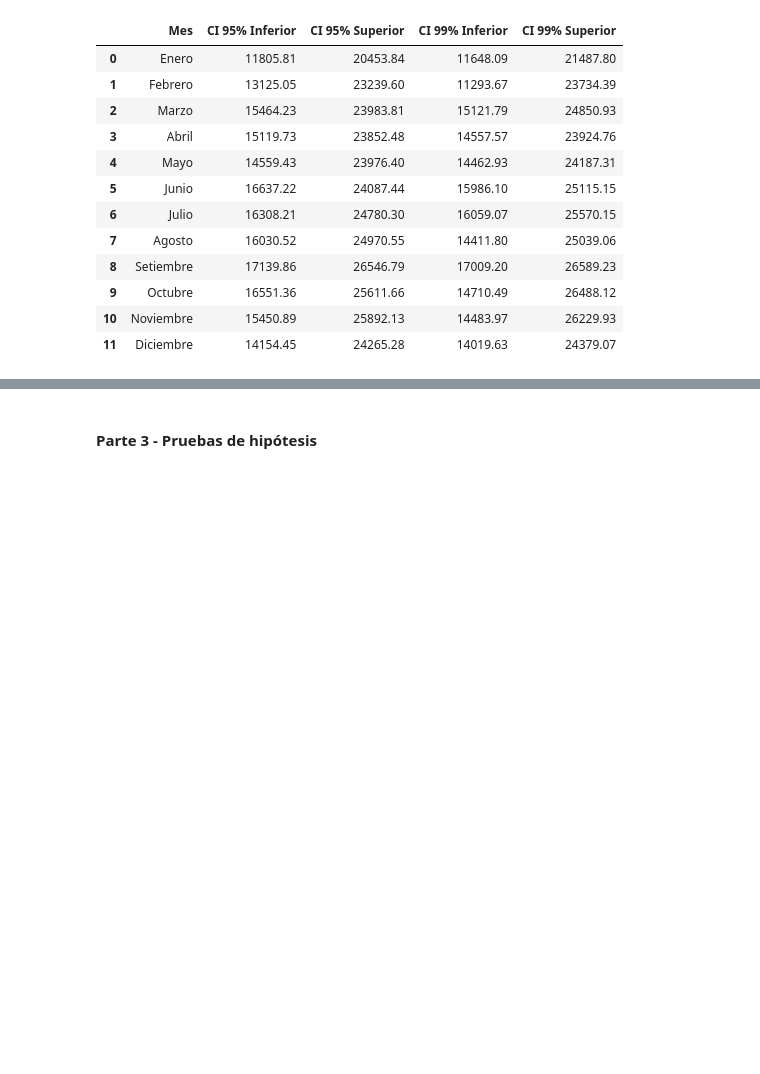
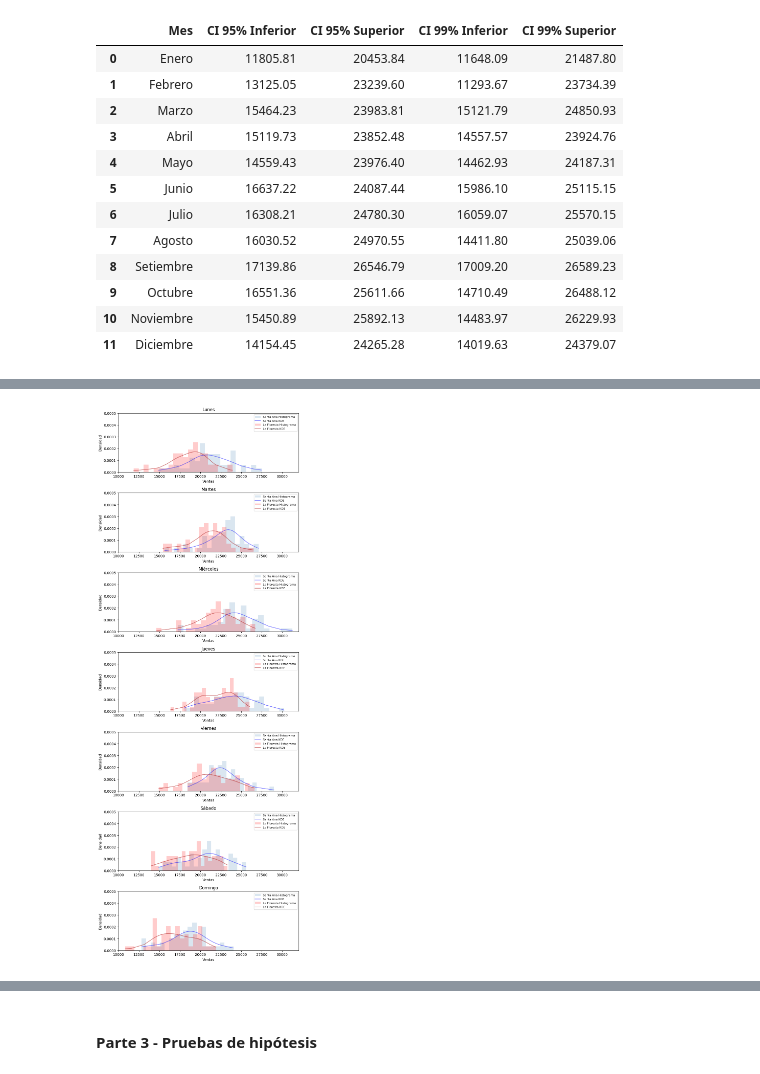
Before and after one commit to dieguearau/CEIA-PEIA2024, a Jupyter notebook: TPFinal_PEIA.ipynb, the cells around one changed output, grey strips where cells are left out. Drawn from its saved outputs; the diff is of its cells as text; code cells hidden in the pictures; blank space fills up the shorter version.

```diff
--- a/TPFinal_PEIA.ipynb
+++ b/TPFinal_PEIA.ipynb
@@ -323,0 +399,40 @@ la_floresta['DiaSemana'] = la_floresta['Fecha'].dt.day_name()
+# %%
+# ---------------- Aproximaciones a funciones de densidad : Histogramas | KDE ----------------
+
+def plot_day_density(data1, tienda1, data2, tienda2):
+    fig, axes = plt.subplots(7, 1, figsize=(8, 25), sharey=True)
+    axes = axes.flatten()
+
+    for day in range(0, 7):
+        ax = axes[day]
+
+        day_data1 = data1[data1['DiaSemana'] == day]['Ventas']
+        day_data2 = data2[data2['DiaSemana'] == day]['Ventas']
+
+        data_sorted1 = np.sort(day_data1)
+        kde1 = gaussian_kde(day_data1)
+        density1 = kde1(data_sorted1)
+        ax.hist(day_data1, bins=20, density=True, alpha=0.2, label=f'{tienda1} Histograma', color="steelblue")
+        ax.plot(data_sorted1, density1, label=f'{tienda1} KDE', color="blue", alpha = 0.5)
+
+        data_sorted2 = np.sort(day_data2)
+        kde2 = gaussian_kde(day_data2)
+        density2 = kde2(data_sorted2)
+        ax.hist(day_data2, bins=20, density=True, alpha=0.2, label=f'{tienda2} Histograma', color="red")
+        ax.plot(data_sorted2, density2, label=f'{tienda2} KDE', color="firebrick", alpha = 0.6)
+
+        ax.set_ylim([0, 0.0005])
+        ax.set_xlim([10000,32000])
+        ax.set_title(f'{dias_orden[day]}')
+        ax.set_xlabel('Ventas')
+        ax.set_ylabel('Densidad')
+        ax.legend(loc='upper right', prop = { "size": 8 })
+
+    plt.tight_layout(pad=2.0)
+    plt.subplots_adjust(top=0.92, bottom=0.08, left=0.07, right=0.95, hspace=0.35, wspace=0.25)
+    plt.show()
+
+# Graficar para Santa Ana y La Floresta
+plot_day_density(santa_ana, 'Santa Ana', la_floresta, 'La Floresta')
+# %% [output]
+[figure, added]
```
Also changed, not shown: parts of 21 cells of this notebook.
